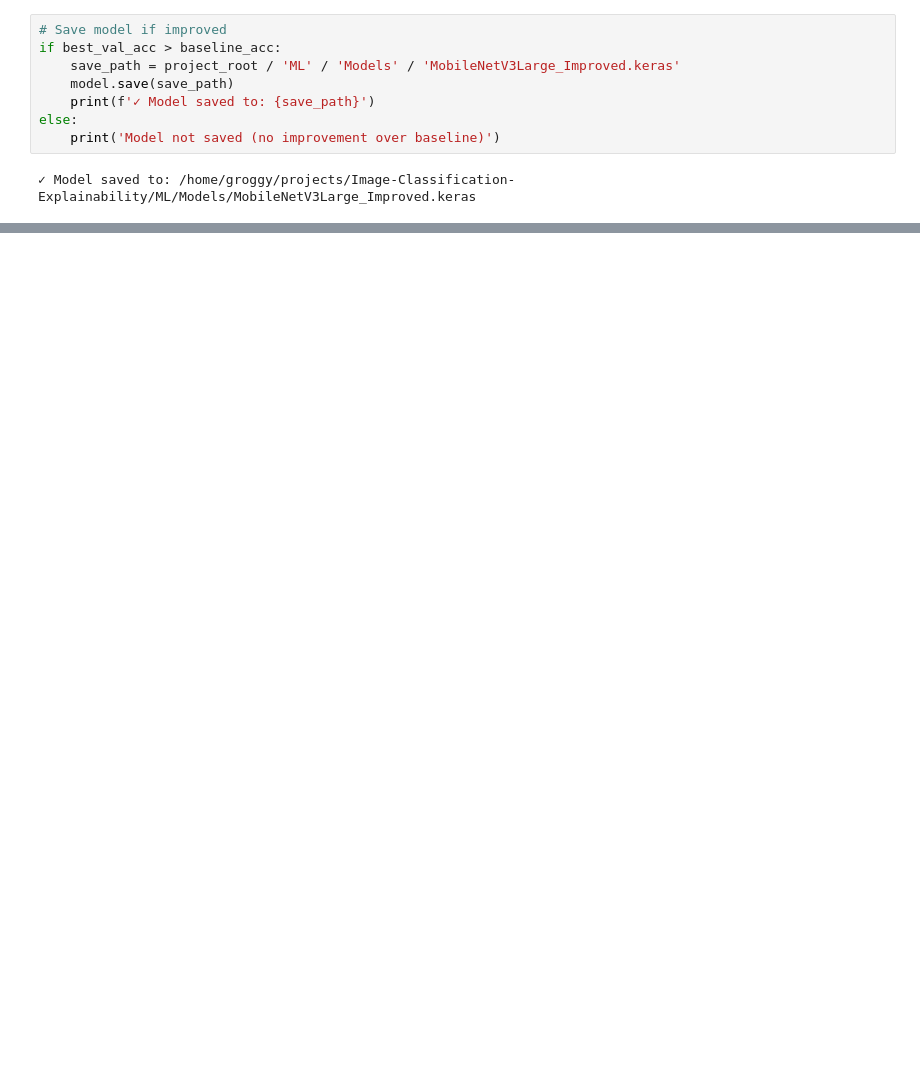
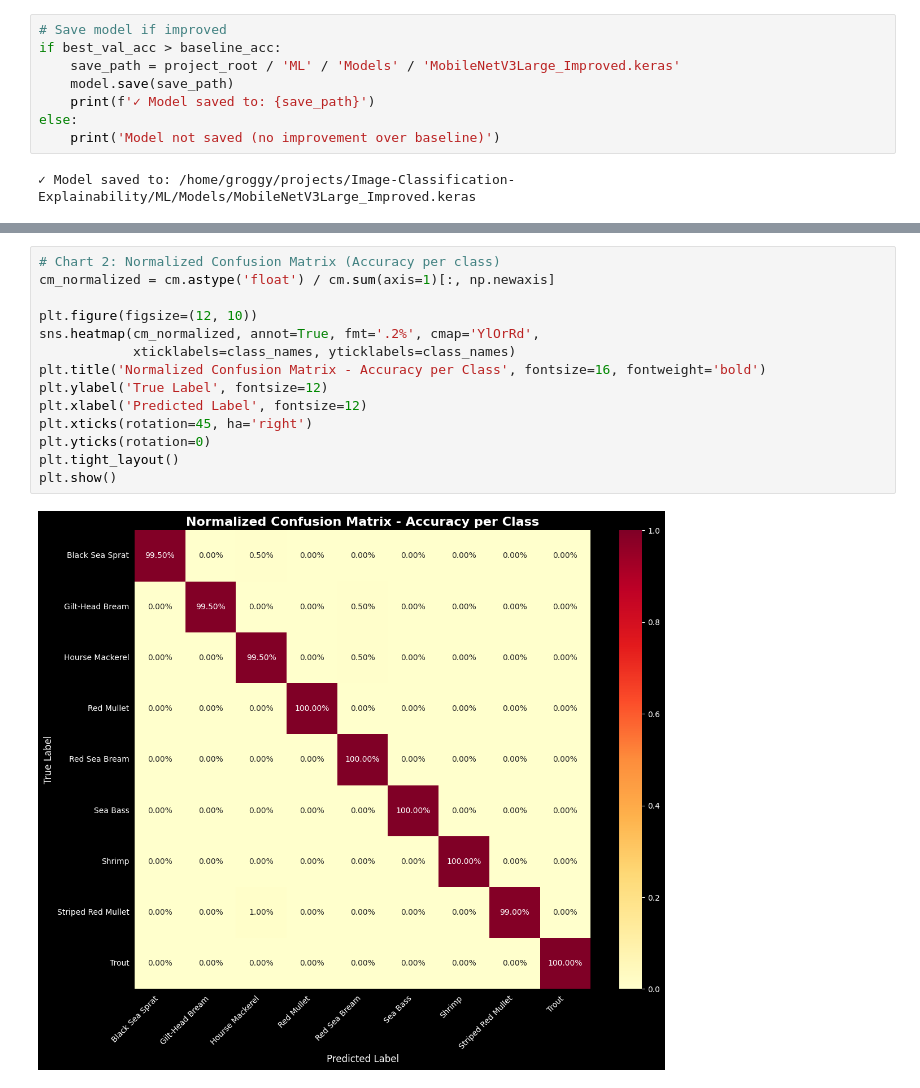
Before and after one commit to mr-andersonn/Image-Classification-Explainability, a Jupyter notebook: ML/Model_Creation/MobileNetV3Large_Improved.ipynb, the cells around one changed output, grey strips where cells are left out. Drawn from its saved outputs; the diff is of its cells as text; blank space fills up the shorter version.

```diff
--- a/ML/Model_Creation/MobileNetV3Large_Improved.ipynb
+++ b/ML/Model_Creation/MobileNetV3Large_Improved.ipynb
@@ -236,0 +251,16 @@ Model: "functional"
+# %%
+# Chart 2: Normalized Confusion Matrix (Accuracy per class)
+cm_normalized = cm.astype('float') / cm.sum(axis=1)[:, np.newaxis]
+
+plt.figure(figsize=(12, 10))
+sns.heatmap(cm_normalized, annot=True, fmt='.2%', cmap='YlOrRd',
+            xticklabels=class_names, yticklabels=class_names)
+plt.title('Normalized Confusion Matrix - Accuracy per Class', fontsize=16, fontweight='bold')
+plt.ylabel('True Label', fontsize=12)
+plt.xlabel('Predicted Label', fontsize=12)
+plt.xticks(rotation=45, ha='right')
+plt.yticks(rotation=0)
+plt.tight_layout()
+plt.show()
+# %% [output]
+[figure, added]
```
Also changed, not shown: parts of 16 cells of this notebook, 6 other files.
